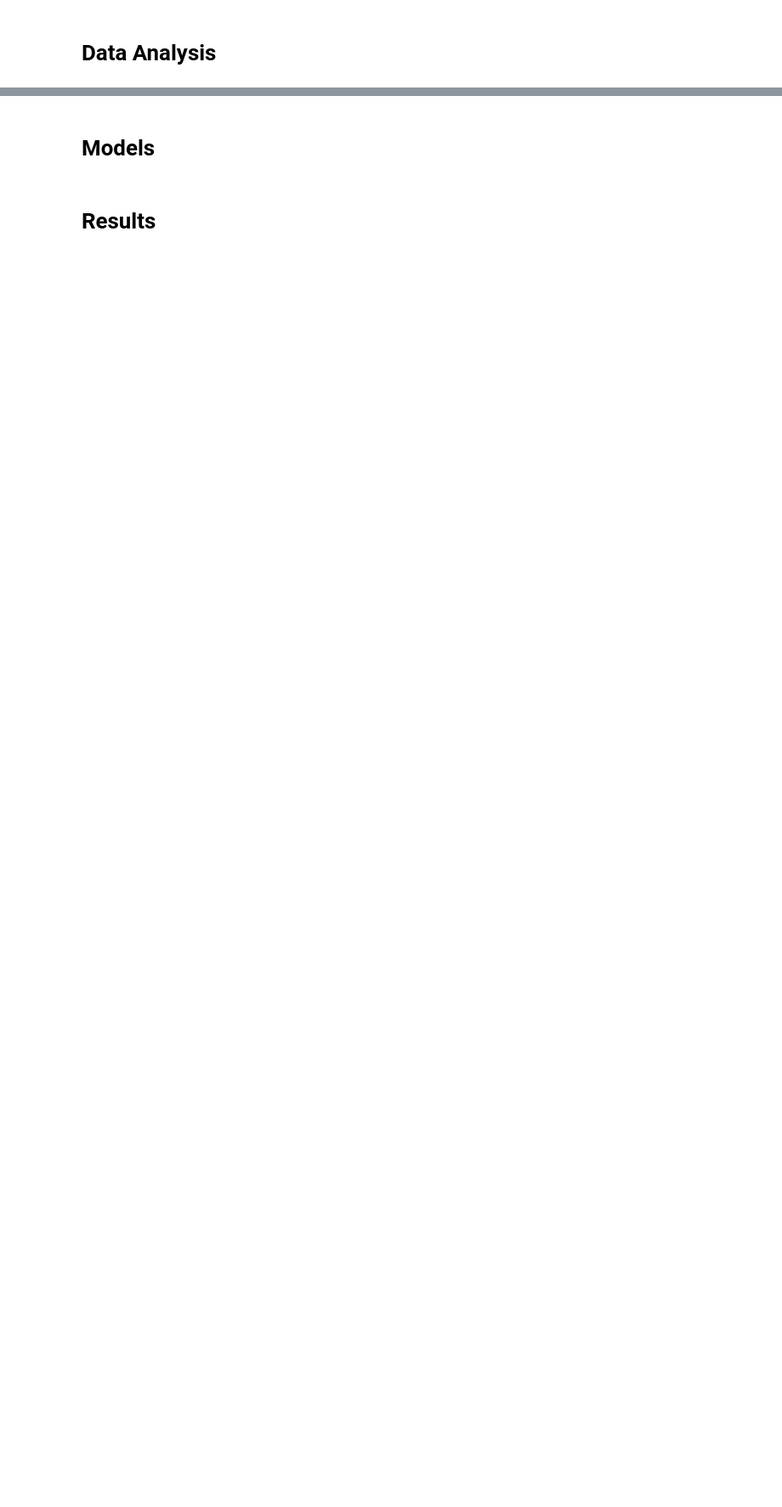
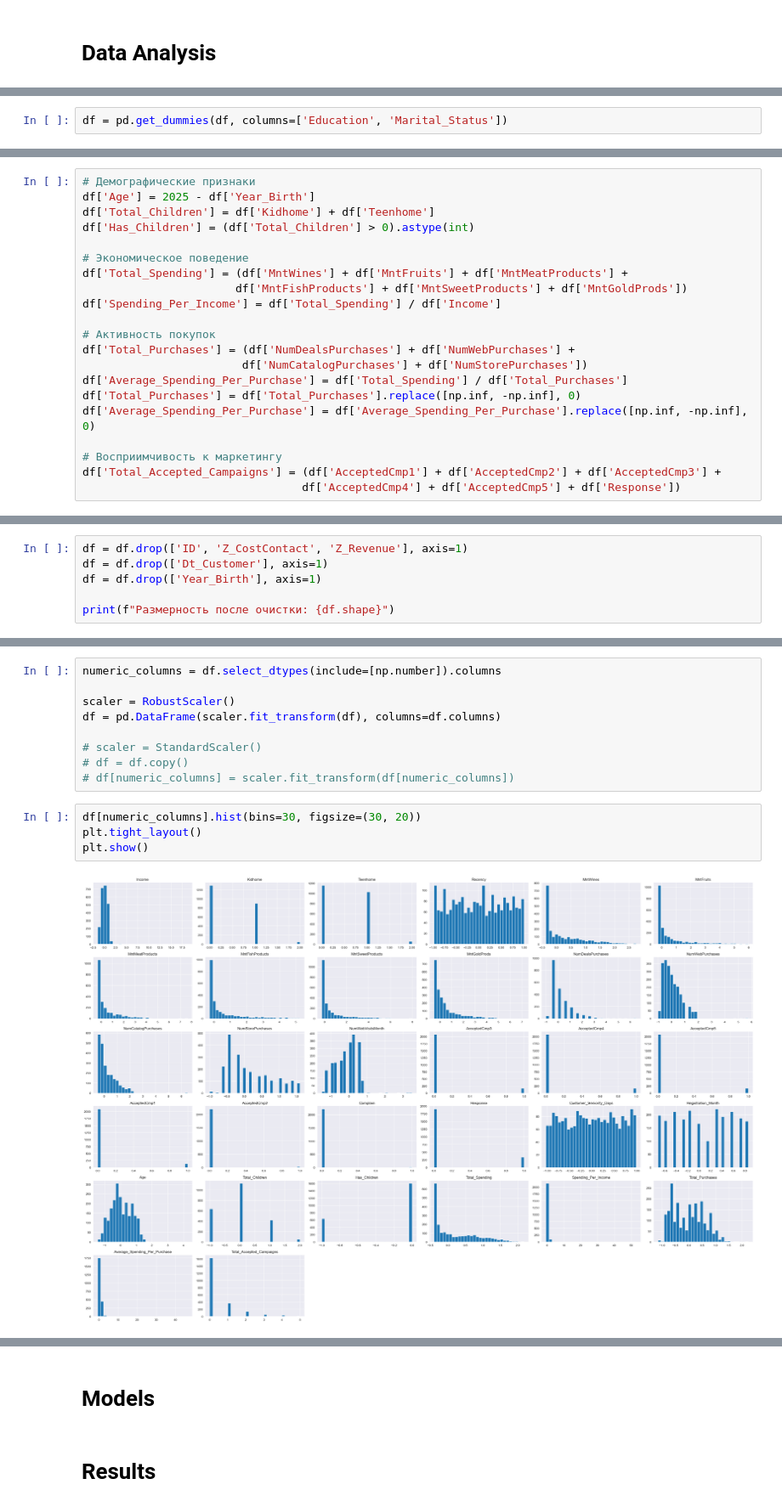
Before and after one commit to IDrumo/AI-Introduction, a Jupyter notebook: 2. Задача кластеризации/classwork/classwork.ipynb, the cells around one changed output, grey strips where cells are left out. Shown at 85% size. Saved outputs shown, nothing was run; the diff lists cells and outputs as text; blank space fills up the shorter version.

```diff
--- a/2. Задача кластеризации/classwork/classwork.ipynb
+++ b/2. Задача кластеризации/classwork/classwork.ipynb
@@ -38,0 +202,2 @@ print(f"Успешно загружен файл: {csv_file.name}")
+# %%
+df = pd.get_dummies(df, columns=['Education', 'Marital_Status'])
@@ -38,0 +214,21 @@ print(f"Успешно загружен файл: {csv_file.name}")
+# %%
+# Демографические признаки
+df['Age'] = 2025 - df['Year_Birth']
+df['Total_Children'] = df['Kidhome'] + df['Teenhome']
+df['Has_Children'] = (df['Total_Children'] > 0).astype(int)
+
+# Экономическое поведение
+df['Total_Spending'] = (df['MntWines'] + df['MntFruits'] + df['MntMeatProducts'] +
+                       df['MntFishProducts'] + df['MntSweetProducts'] + df['MntGoldProds'])
+df['Spending_Per_Income'] = df['Total_Spending'] / df['Income']
+
+# Активность покупок
+df['Total_Purchases'] = (df['NumDealsPurchases'] + df['NumWebPurchases'] +
+                        df['NumCatalogPurchases'] + df['NumStorePurchases'])
+df['Average_Spending_Per_Purchase'] = df['Total_Spending'] / df['Total_Purchases']
+df['Total_Purchases'] = df['Total_Purchases'].replace([np.inf, -np.inf], 0)
+df['Average_Spending_Per_Purchase'] = df['Average_Spending_Per_Purchase'].replace([np.inf, -np.inf], 0)
+
+# Восприимчивость к маркетингу
+df['Total_Accepted_Campaigns'] = (df['AcceptedCmp1'] + df['AcceptedCmp2'] + df['AcceptedCmp3'] +
+                                 df['AcceptedCmp4'] + df['AcceptedCmp5'] + df['Response'])
@@ -38,0 +257,6 @@ print(f"Успешно загружен файл: {csv_file.name}")
+# %%
+df = df.drop(['ID', 'Z_CostContact', 'Z_Revenue'], axis=1)
+df = df.drop(['Dt_Customer'], axis=1)
+df = df.drop(['Year_Birth'], axis=1)
+
+print(f"Размерность после очистки: {df.shape}")
@@ -38,0 +269,15 @@ print(f"Успешно загружен файл: {csv_file.name}")
+# %%
+numeric_columns = df.select_dtypes(include=[np.number]).columns
+
+scaler = RobustScaler()
+df = pd.DataFrame(scaler.fit_transform(df), columns=df.columns)
+
+# scaler = StandardScaler()
+# df = df.copy()
+# df[numeric_columns] = scaler.fit_transform(df[numeric_columns])
+# %%
+df[numeric_columns].hist(bins=30, figsize=(30, 20))
+plt.tight_layout()
+plt.show()
+# %% [output]
+[figure, added]
```
Also changed, not shown: parts of 26 cells of this notebook.
